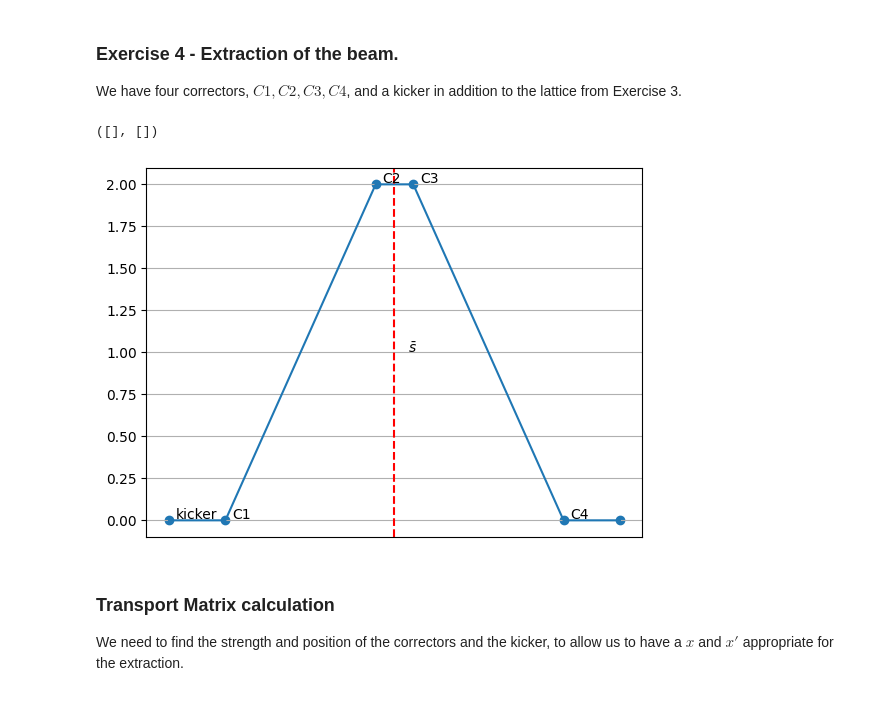
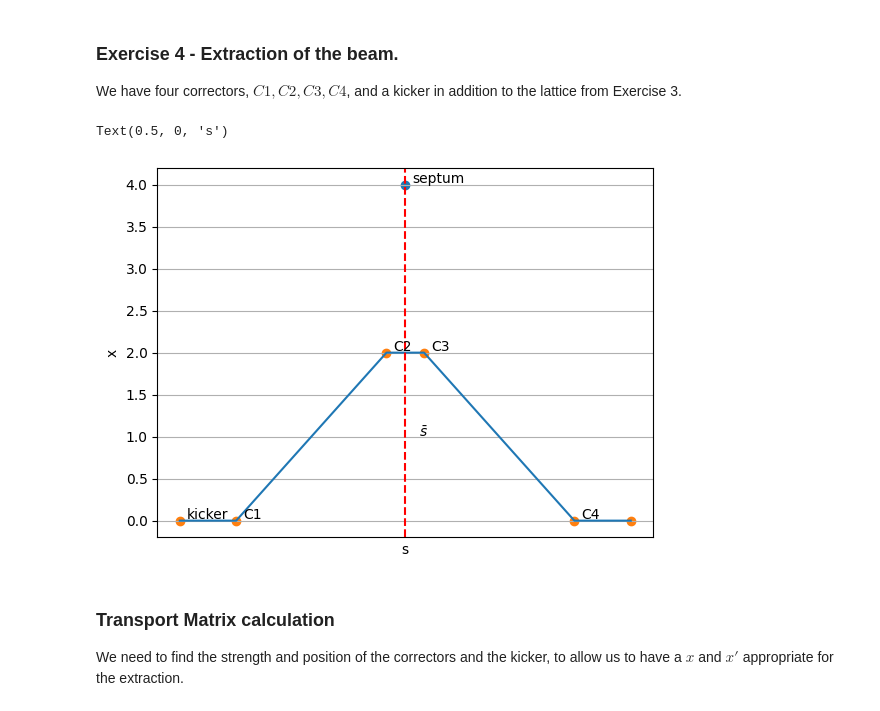
Before and after one commit to ElleanorLamb/Sevier_team_4, a Jupyter notebook: math_team_exercise.ipynb, the cells around one changed output. Cells and saved outputs as stored; diff of their text form; code cells hidden in the pictures.

```diff
--- a/math_team_exercise.ipynb
+++ b/math_team_exercise.ipynb
@@ -48,28 +57,34 @@ We have four correctors, $C1, C2, C3, C4$, and a kicker in addition to the latti
 # %%
 
 fig = plt.figure()
 ax = fig.add_subplot(111)
 
-x = [0, 3, 11, 13, 21, 24]
-y = [0, 0, 2, 2, 0, 0]
+x = [ 0, 3, 11, 13, 21, 24]
+y = [ 0, 0, 2, 2, 0, 0]
+septum_x = 12
+septum_y = 4
+plt.scatter(septum_x, septum_y)
 plt.plot(x,y, )
 ax.annotate('kicker', xy=(0,0), xytext=(5,1), textcoords='offset points')
+ax.annotate('septum', xy=(12,4), xytext=(5,1), textcoords='offset points')
 
 ax.annotate('C1', xy=(3,0), xytext=(5,1), textcoords='offset points')
 ax.annotate('C2', xy=(11,2), xytext=(5,1), textcoords='offset points')
 ax.annotate('C3', xy=(13,2), xytext=(5,1), textcoords='offset points')
 ax.annotate('C4', xy=(21,0), xytext=(5,1), textcoords='offset points')
 
 ax.annotate('$\\bar{s}$', xy=(12,1), xytext=(10,0), textcoords='offset points')
 
 
 plt.scatter(x,y)
 plt.grid()
 plt.axvline(x=12, c='r', linestyle='--')
 plt.xticks([])
+plt.ylabel('x')
+plt.xlabel('s')
 # %% [output]
-([], [])
+Text(0.5, 0, 's')
-[figure, old version]
+[figure, new version]
 # %% [markdown]
 ### Transport Matrix calculation
 
```
Also changed, not shown: parts of 1 cell of this notebook.
